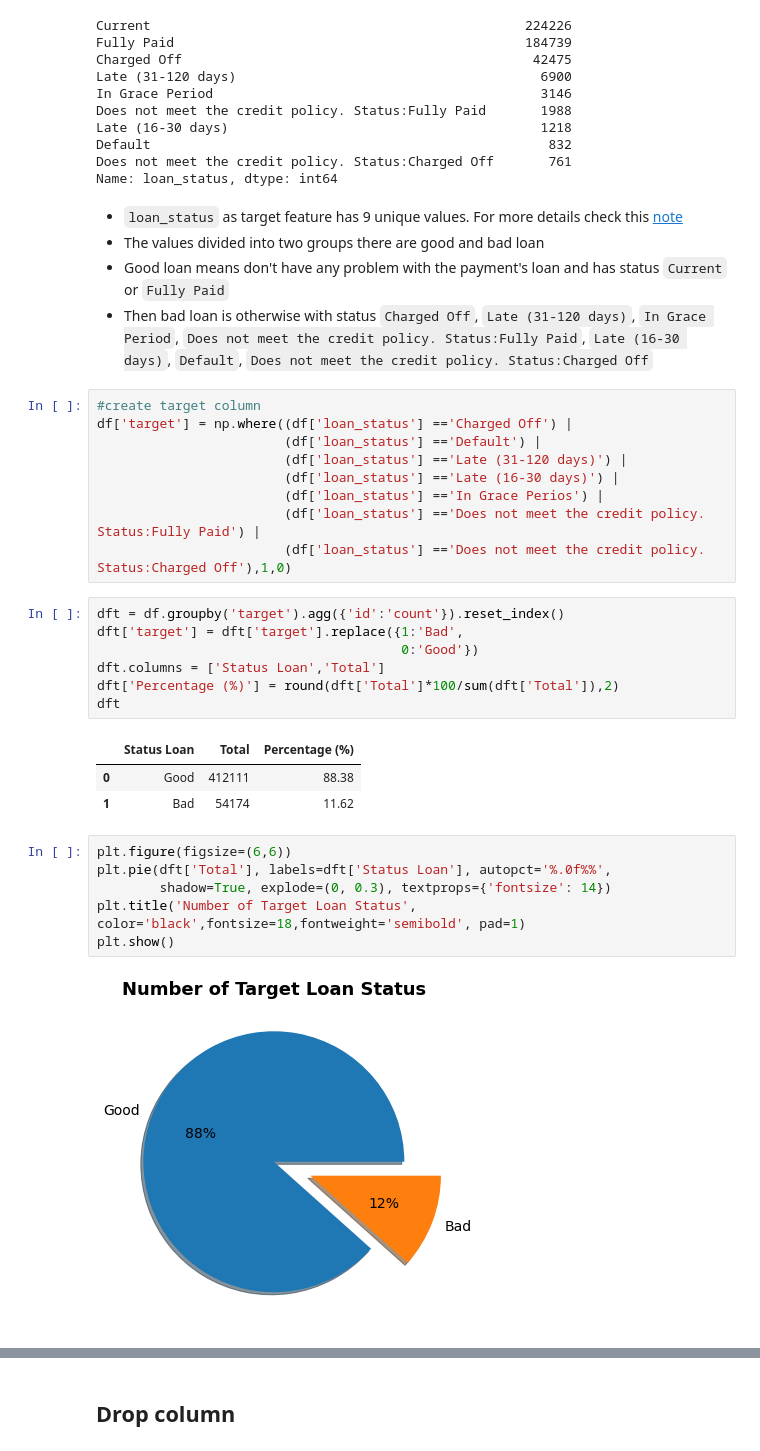
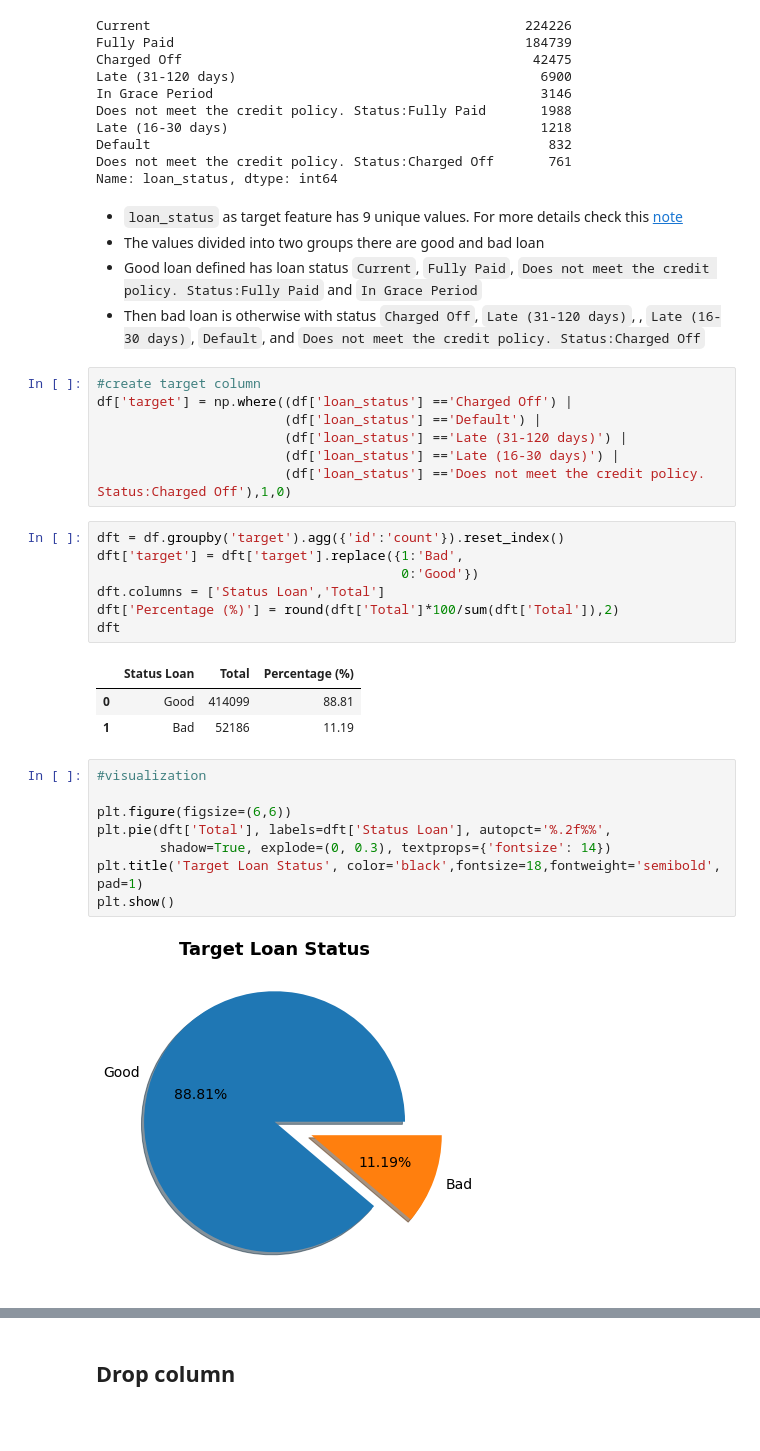
Before and after one commit to Reysadena/Credit-Risk-Analysis-and-Prediction, a Jupyter notebook: Credit_Risk_Analysis.ipynb, the cells around one changed output, grey strips where cells are left out. Cells and saved outputs as stored; diff of their text form; blank space fills up the shorter version.

```diff
--- a/Credit_Risk_Analysis.ipynb
+++ b/Credit_Risk_Analysis.ipynb
@@ -144,16 +139,14 @@ Name: loan_status, dtype: int64
 # %% [markdown]
 * `loan_status` as target feature has 9 unique values. For more details check this [note](https://help.lendingclub.com/hc/en-us/articles/216109367-What-Do-the-Different-Note-Statuses-Mean-#:~:text=Current%E2%80%94the%20loan%20is%20up,first%20tranche%20of%20loan%20delinquency.)
 * The values divided into two groups there are good and bad loan
-* Good loan means don't have any problem with the payment's loan and has status `Current` or `Fully Paid`
-* Then bad loan is otherwise with status `Charged Off`, `Late (31-120 days)`, `In Grace Period`, `Does not meet the credit policy. Status:Fully Paid`, `Late (16-30 days)`, `Default`, `Does not meet the credit policy. Status:Charged Off`
+* Good loan defined has loan status `Current`, `Fully Paid`, `Does not meet the credit policy. Status:Fully Paid` and `In Grace Period`
+* Then bad loan is otherwise with status `Charged Off`, `Late (31-120 days)`, , `Late (16-30 days)`, `Default`, and `Does not meet the credit policy. Status:Charged Off`
 # %%
 #create target column
 df['target'] = np.where((df['loan_status'] =='Charged Off') |
                         (df['loan_status'] =='Default') |
                         (df['loan_status'] =='Late (31-120 days)') |
                         (df['loan_status'] =='Late (16-30 days)') |
-                        (df['loan_status'] =='In Grace Perios') |
-                        (df['loan_status'] =='Does not meet the credit policy. Status:Fully Paid') |
                         (df['loan_status'] =='Does not meet the credit policy. Status:Charged Off'),1,0)
 # %%
 dft = df.groupby('target').agg({'id':'count'}).reset_index()
@@ -164,13 +157,15 @@ dft['Percentage (%)'] = round(dft['Total']*100/sum(dft['Total']),2)
 dft
 # %% [output]
 |  | Status Loan | Total | Percentage (%) |
-| 0 | Good | 412111 | 88.38 |
-| 1 | Bad | 54174 | 11.62 |
+| 0 | Good | 414099 | 88.81 |
+| 1 | Bad | 52186 | 11.19 |
 # %%
+#visualization
+
 plt.figure(figsize=(6,6))
-plt.pie(dft['Total'], labels=dft['Status Loan'], autopct='%.0f%%',
+plt.pie(dft['Total'], labels=dft['Status Loan'], autopct='%.2f%%',
         shadow=True, explode=(0, 0.3), textprops={'fontsize': 14})
-plt.title('Number of Target Loan Status', color='black',fontsize=18,fontweight='semibold', pad=1)
+plt.title('Target Loan Status', color='black',fontsize=18,fontweight='semibold', pad=1)
 plt.show()
 # %% [output]
-[figure, old version]
+[figure, new version]
```
Also changed, not shown: parts of 29 cells of this notebook.
